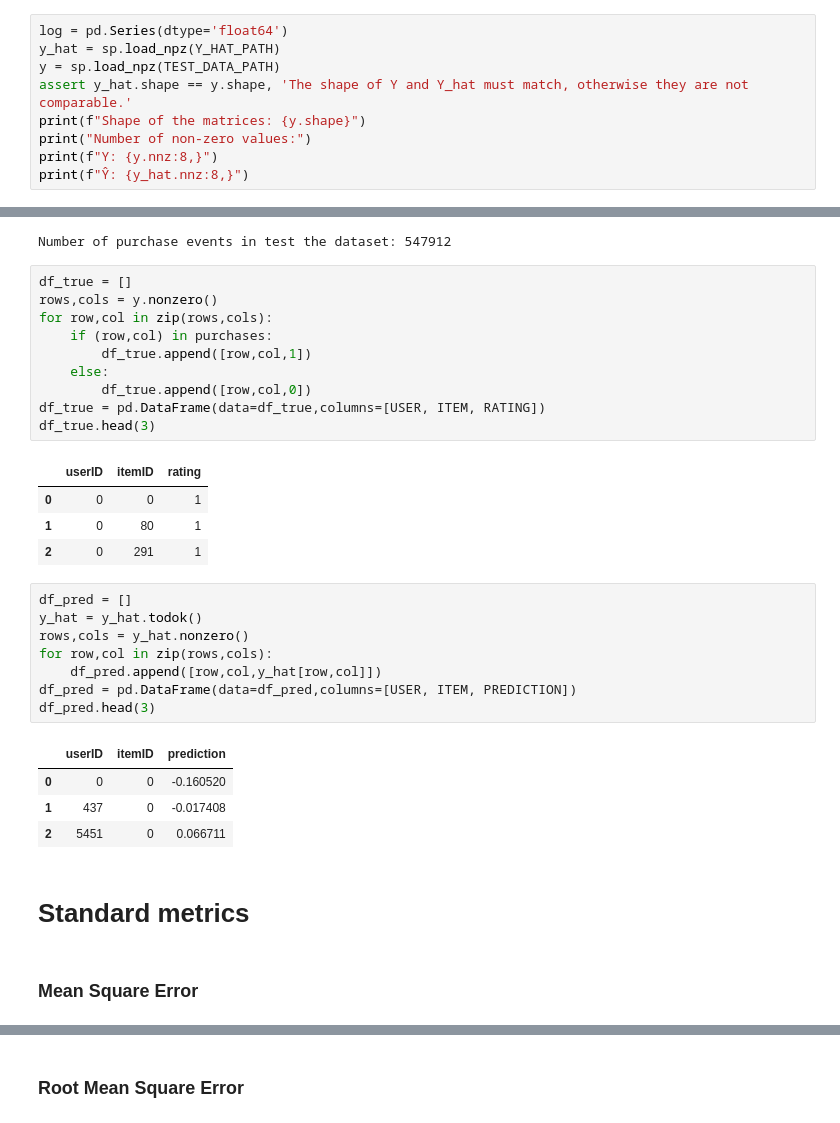
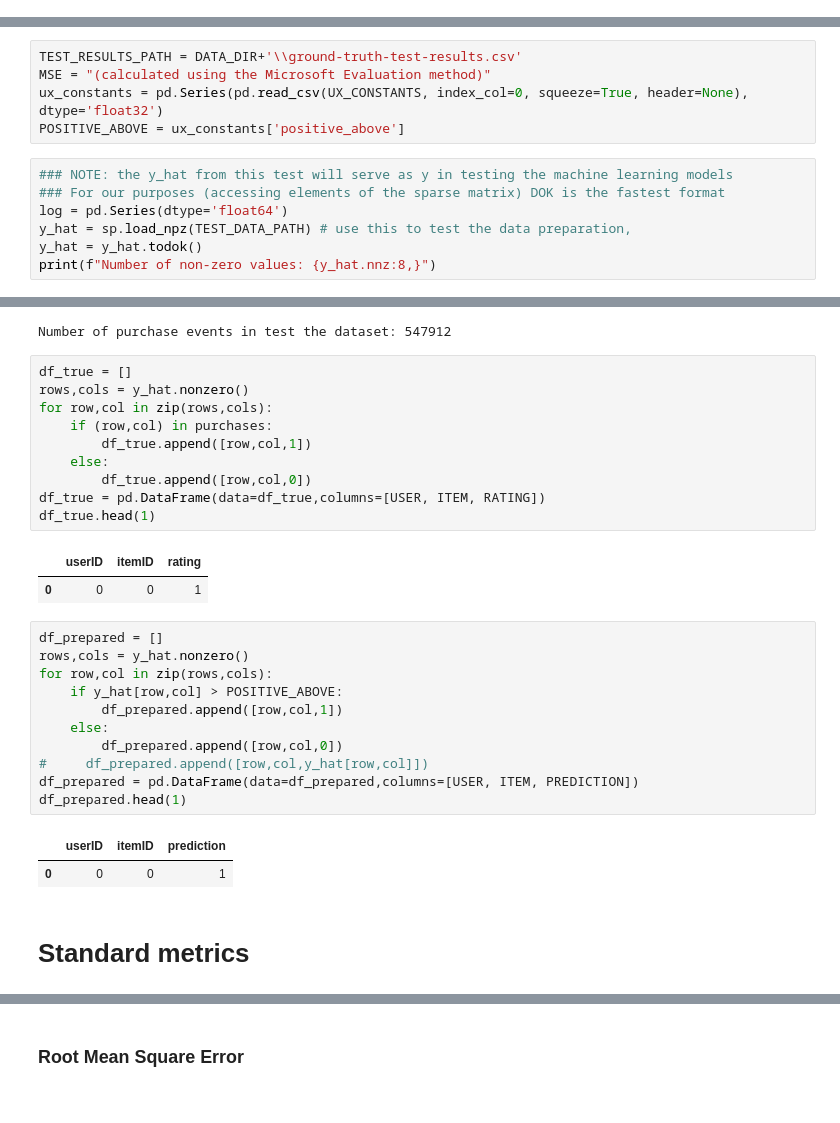
Before and after one commit to WSzP/uxml-ecommerce, a Jupyter notebook: data-preparation-test.ipynb, the cells around one changed output, grey strips where cells are left out. Cells and saved outputs as stored; diff of their text form.

```diff
--- a/test-uxml.ipynb
+++ b/data-preparation-test.ipynb
@@ -23,9 +18,0 @@ TEST_RESULTS_PATH = LOG_DIR+'\\'+NAME+'\\test-results.csv'
-# %%
-log = pd.Series(dtype='float64')
-y_hat = sp.load_npz(Y_HAT_PATH)
-y = sp.load_npz(TEST_DATA_PATH)
-assert y_hat.shape == y.shape, 'The shape of Y and Y_hat must match, otherwise they are not comparable.'
-print(f"Shape of the matrices: {y.shape}")
-print("Number of non-zero values:")
-print(f"Y: {y.nnz:8,}")
-print(f"Ŷ: {y_hat.nnz:8,}")
@@ -44,0 +19,12 @@ y_hat_nz = np.array(y_hat[y_hat.nonzero()]).reshape(-1)
+# %%
+TEST_RESULTS_PATH = DATA_DIR+'\\ground-truth-test-results.csv'
+MSE = "(calculated using the Microsoft Evaluation method)"
+ux_constants = pd.Series(pd.read_csv(UX_CONSTANTS, index_col=0, squeeze=True, header=None), dtype='float32')
+POSITIVE_ABOVE = ux_constants['positive_above']
+# %%
+### NOTE: the y_hat from this test will serve as y in testing the machine learning models
+### For our purposes (accessing elements of the sparse matrix) DOK is the fastest format
+log = pd.Series(dtype='float64')
+y_hat = sp.load_npz(TEST_DATA_PATH) # use this to test the data preparation,
+y_hat = y_hat.todok()
+print(f"Number of non-zero values: {y_hat.nnz:8,}")
@@ -63,33 +53,30 @@ print(f"Number of purchase events in test the dataset: {len(purchases)}")
 Number of purchase events in test the dataset: 547912
 # %%
 df_true = []
-rows,cols = y.nonzero()
+rows,cols = y_hat.nonzero()
 for row,col in zip(rows,cols):
     if (row,col) in purchases:
         df_true.append([row,col,1])
     else:
         df_true.append([row,col,0])
 df_true = pd.DataFrame(data=df_true,columns=[USER, ITEM, RATING])
-df_true.head(3)
+df_true.head(1)
 # %% [output]
 |  | userID | itemID | rating |
 | 0 | 0 | 0 | 1 |
-| 1 | 0 | 80 | 1 |
-| 2 | 0 | 291 | 1 |
 # %%
-df_pred = []
-y_hat = y_hat.todok()
+df_prepared = []
 rows,cols = y_hat.nonzero()
 for row,col in zip(rows,cols):
-    df_pred.append([row,col,y_hat[row,col]])
-df_pred = pd.DataFrame(data=df_pred,columns=[USER, ITEM, PREDICTION])
-df_pred.head(3)
+    if y_hat[row,col] > POSITIVE_ABOVE:
+        df_prepared.append([row,col,1])
+    else:
+        df_prepared.append([row,col,0])
+#     df_prepared.append([row,col,y_hat[row,col]])
+df_prepared = pd.DataFrame(data=df_prepared,columns=[USER, ITEM, PREDICTION])
+df_prepared.head(1)
 # %% [output]
 |  | userID | itemID | prediction |
-| 0 | 0 | 0 | -0.160520 |
-| 1 | 437 | 0 | -0.017408 |
-| 2 | 5451 | 0 | 0.066711 |
+| 0 | 0 | 0 | 1 |
 # %% [markdown]
 # Standard metrics
-# %% [markdown]
-### Mean Square Error
```
Also changed, not shown: parts of 21 cells of this notebook, 7 other files.
